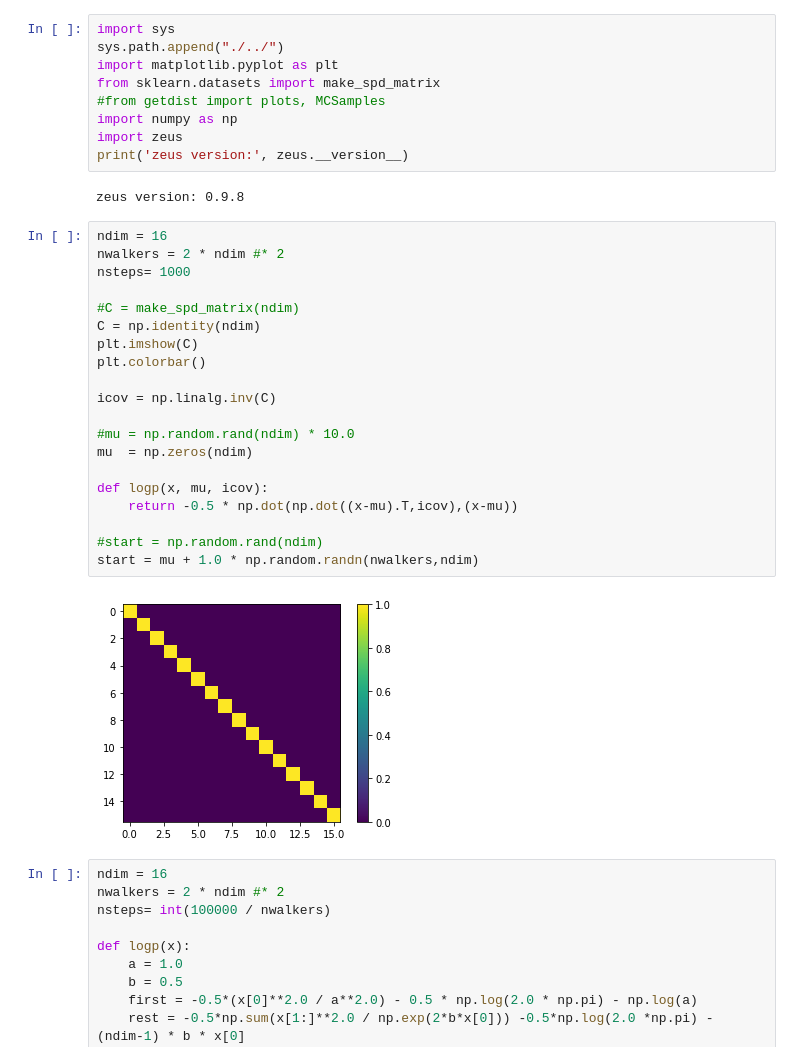
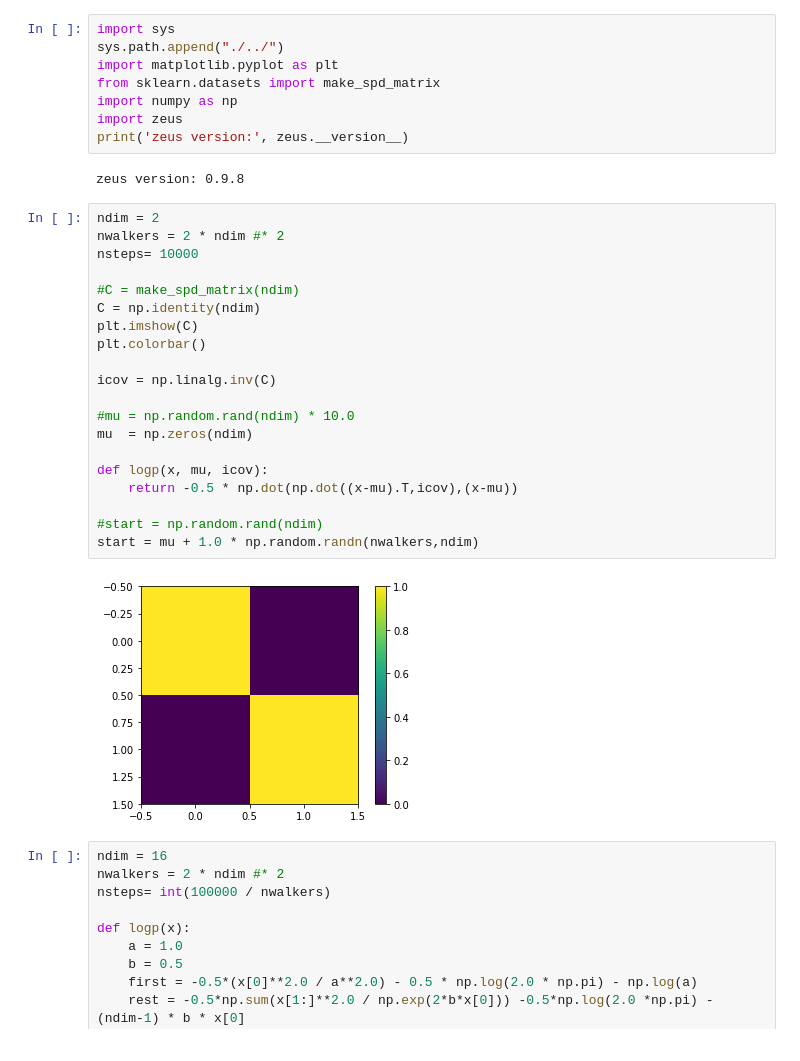
Before and after one commit to minaskar/zeus, a Jupyter notebook: examples/normal_distribution.ipynb, the cells around one changed output. Drawn from its saved outputs; the diff is of its cells as text.

```diff
--- a/examples/normal_distribution.ipynb
+++ b/examples/normal_distribution.ipynb
@@ -3,34 +3,33 @@ import sys
 sys.path.append("./../")
 import matplotlib.pyplot as plt
 from sklearn.datasets import make_spd_matrix
-#from getdist import plots, MCSamples
 import numpy as np
 import zeus
 print('zeus version:', zeus.__version__)
 # %% [output]
 zeus version: 0.9.8
 # %%
-ndim = 16
+ndim = 2
 nwalkers = 2 * ndim #* 2
-nsteps= 1000
+nsteps= 10000
 
 #C = make_spd_matrix(ndim)
 C = np.identity(ndim)
 plt.imshow(C)
 plt.colorbar()
 
 icov = np.linalg.inv(C)
 
 #mu = np.random.rand(ndim) * 10.0
 mu  = np.zeros(ndim)
 
 def logp(x, mu, icov):
     return -0.5 * np.dot(np.dot((x-mu).T,icov),(x-mu))
 
 #start = np.random.rand(ndim)
 start = mu + 1.0 * np.random.randn(nwalkers,ndim)
 # %% [output]
-[figure, old version]
+[figure, new version]
 # %%
 ndim = 16
 nwalkers = 2 * ndim #* 2
```
Also changed, not shown: parts of 8 cells of this notebook, 1 other file.
